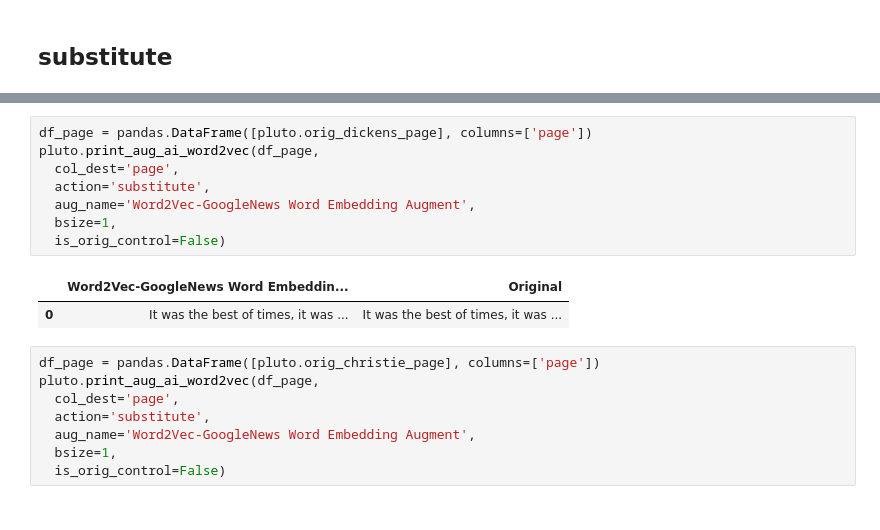
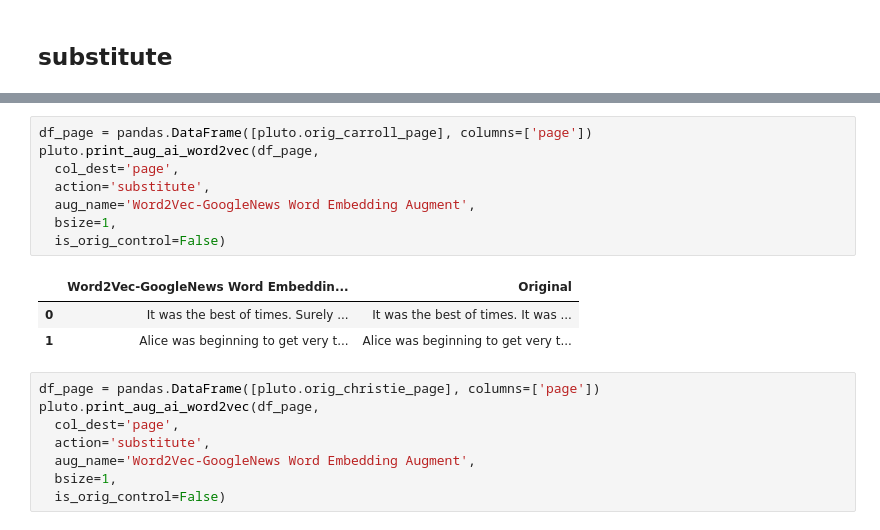
Before and after one commit to PacktPublishing/Data-Augmentation-with-Python, a Jupyter notebook: data_augmentation_with_python_chapter_6.ipynb, the cells around one changed output, grey strips where cells are left out. Saved outputs shown, nothing was run; the diff lists cells and outputs as text.

```diff
--- a/data_augmentation_with_python_chapter_6.ipynb
+++ b/data_augmentation_with_python_chapter_6.ipynb
@@ -512,14 +545,15 @@ pluto.print_aug_ai_word2vec(pluto.df_twitter_data,
 # %%
-df_page = pandas.DataFrame([pluto.orig_dickens_page], columns=['page'])
+df_page = pandas.DataFrame([pluto.orig_carroll_page], columns=['page'])
 pluto.print_aug_ai_word2vec(df_page,
   col_dest='page',
   action='substitute',
   aug_name='Word2Vec-GoogleNews Word Embedding Augment',
   bsize=1,
   is_orig_control=False)
 # %% [output]
 |  | Word2Vec-GoogleNews Word Embeddin... | Original |
-| 0 | It was the best of times, it was ... | It was the best of times, it was ... |
+| 0 | It was the best of times. Surely ... | It was the best of times. It was ... |
+| 1 | Alice was beginning to get very t... | Alice was beginning to get very t... |
 # %%
 df_page = pandas.DataFrame([pluto.orig_christie_page], columns=['page'])
 pluto.print_aug_ai_word2vec(df_page,
```
Also changed, not shown: parts of 62 cells of this notebook.
